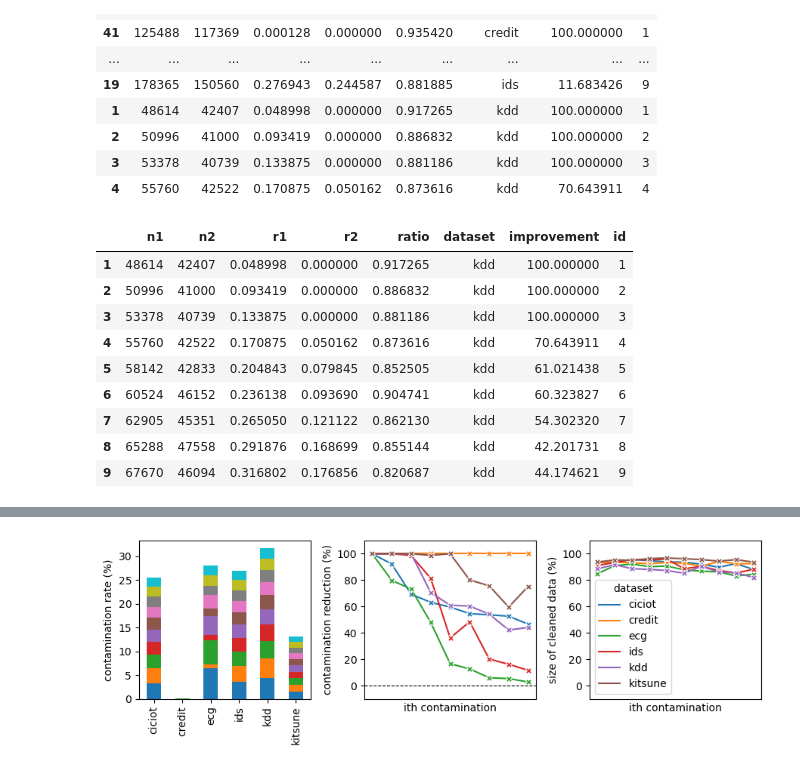
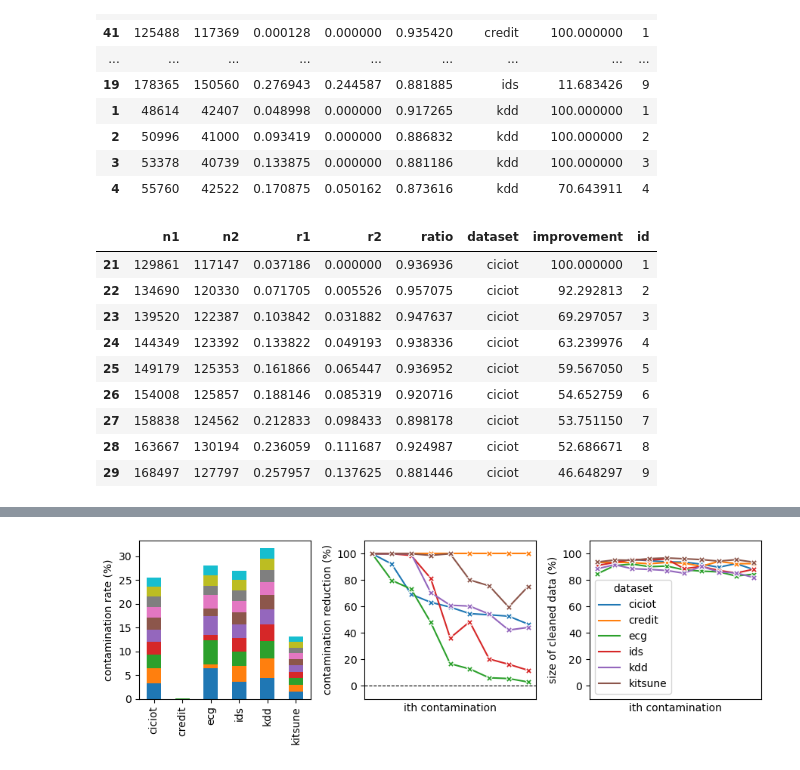
Before and after one commit to jmf-mas/jmf_bopeto, a Jupyter notebook: outputs/plots.ipynb, the cells around one changed output, grey strips where cells are left out. Saved outputs shown, nothing was run; the diff lists cells and outputs as text; code cells hidden in the pictures.

```diff
--- a/outputs/plots.ipynb
+++ b/outputs/plots.ipynb
@@ -124,18 +124,18 @@ data_cp.head(40)
 | 3 | 53378 | 40739 | 0.133875 | 0.000000 | 0.881186 | kdd | 100.000000 | 3 |
 | 4 | 55760 | 42522 | 0.170875 | 0.050162 | 0.873616 | kdd | 70.643911 | 4 |
 # %%
-data_cp[data_cp['dataset']=='kdd'].head(40)
+data_cp[data_cp['dataset']=='ciciot'].head(40)
 # %% [output]
 |  | n1 | n2 | r1 | r2 | ratio | dataset | improvement | id |
-| 1 | 48614 | 42407 | 0.048998 | 0.000000 | 0.917265 | kdd | 100.000000 | 1 |
-| 2 | 50996 | 41000 | 0.093419 | 0.000000 | 0.886832 | kdd | 100.000000 | 2 |
-| 3 | 53378 | 40739 | 0.133875 | 0.000000 | 0.881186 | kdd | 100.000000 | 3 |
-| 4 | 55760 | 42522 | 0.170875 | 0.050162 | 0.873616 | kdd | 70.643911 | 4 |
-| 5 | 58142 | 42833 | 0.204843 | 0.079845 | 0.852505 | kdd | 61.021438 | 5 |
-| 6 | 60524 | 46152 | 0.236138 | 0.093690 | 0.904741 | kdd | 60.323827 | 6 |
-| 7 | 62905 | 45351 | 0.265050 | 0.121122 | 0.862130 | kdd | 54.302320 | 7 |
-| 8 | 65288 | 47558 | 0.291876 | 0.168699 | 0.855144 | kdd | 42.201731 | 8 |
-| 9 | 67670 | 46094 | 0.316802 | 0.176856 | 0.820687 | kdd | 44.174621 | 9 |
+| 21 | 129861 | 117147 | 0.037186 | 0.000000 | 0.936936 | ciciot | 100.000000 | 1 |
+| 22 | 134690 | 120330 | 0.071705 | 0.005526 | 0.957075 | ciciot | 92.292813 | 2 |
+| 23 | 139520 | 122387 | 0.103842 | 0.031882 | 0.947637 | ciciot | 69.297057 | 3 |
+| 24 | 144349 | 123392 | 0.133822 | 0.049193 | 0.938336 | ciciot | 63.239976 | 4 |
+| 25 | 149179 | 125353 | 0.161866 | 0.065447 | 0.936952 | ciciot | 59.567050 | 5 |
+| 26 | 154008 | 125857 | 0.188146 | 0.085319 | 0.920716 | ciciot | 54.652759 | 6 |
+| 27 | 158838 | 124562 | 0.212833 | 0.098433 | 0.898178 | ciciot | 53.751150 | 7 |
+| 28 | 163667 | 130194 | 0.236059 | 0.111687 | 0.924987 | ciciot | 52.686671 | 8 |
+| 29 | 168497 | 127797 | 0.257957 | 0.137625 | 0.881446 | ciciot | 46.648297 | 9 |
 # %%
 df_1 = pd.read_csv("performances_kdd_AE.csv")
 df_2 = pd.read_csv("performances_kdd_OC-SVM.csv")
```
Also changed, not shown: parts of 8 cells of this notebook, 2 other files.
